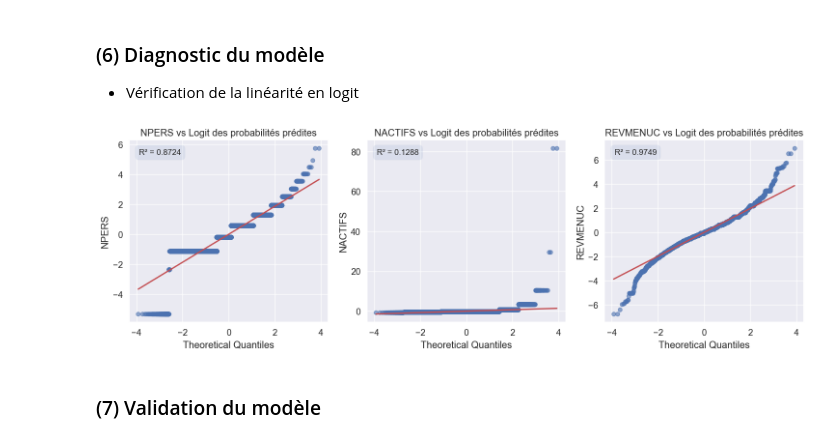
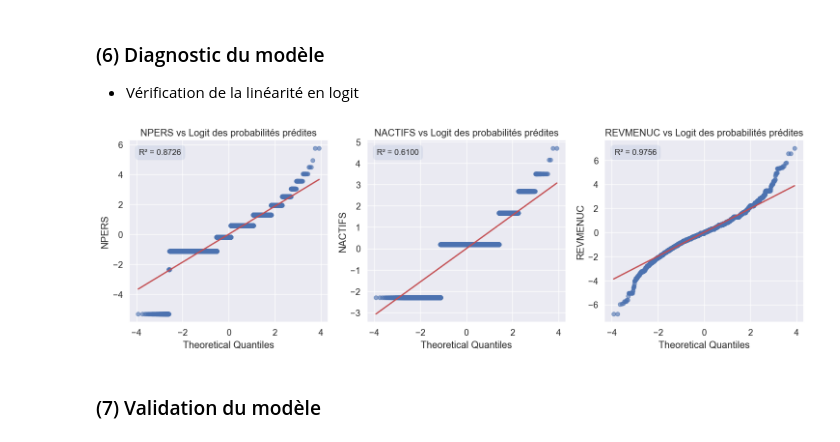
Before and after one commit to mriusero/projet-statistique, a Jupyter notebook: Partie_pratique/projet_2/Notebook_regression_logistique.ipynb, the cells around one changed output. Drawn from its saved outputs; the diff is of its cells as text; code cells hidden in the pictures.

```diff
--- a/Partie_pratique/projet_2/Notebook_regression_logistique.ipynb
+++ b/Partie_pratique/projet_2/Notebook_regression_logistique.ipynb
@@ -577,7 +577,7 @@ from scipy.stats import boxcox
 
 def transform_data(df):
     df['REVMENUC'] = np.log(df['REVMENUC'])
-    df['NACTIFS'] = np.exp(df['NACTIFS'])
+    df['NACTIFS'] = np.log(df['NACTIFS'])
 
     # Nettoyer les données
     df = df.replace([np.inf, -np.inf], np.nan).dropna()
@@ -606,34 +606,34 @@ def check_linearity_in_logit(final_df, numericals, target='FPA'):
     fig, axes = plt.subplots(nrows=1, ncols=len(numericals), figsize=(15, 5))
 
     for i, var in enumerate(numericals):
         # Tracer le graphique de dispersion (variable continue vs logit des probabilités prédites)
         probplot = ProbPlot(df[var], fit=True)
         axes[i].scatter(probplot.theoretical_quantiles, probplot.sample_quantiles, alpha=0.6)
         axes[i].set_title(f"{var} vs Logit des probabilités prédites")
         axes[i].set_xlabel(f"Theoretical Quantiles")
         axes[i].set_ylabel(f"{var}")
         axes[i].grid(True)
 
         # Ajouter la droite de régression linéaire
         fit = np.polyfit(probplot.theoretical_quantiles, probplot.sample_quantiles, 1)
         fit_values = np.polyval(fit, probplot.theoretical_quantiles)
         axes[i].plot(probplot.theoretical_quantiles, fit_values, 'r-', linewidth=2)
 
         # Calculer le R² pour la linéarité
         r2 = r2_score(probplot.sample_quantiles, fit_values)
 
         # Afficher le R² sur le graphique
         axes[i].text(0.05, 0.95, f'R² = {r2:.4f}', transform=axes[i].transAxes,
                      fontsize=12, verticalalignment='top', bbox=dict(boxstyle='round,pad=0.5', alpha=0.1))
 
     plt.tight_layout()
     plt.show()
 
 
 # Appeler la fonction pour vérifier la linéarité en logit pour les variables continues
 check_linearity_in_logit(final_df, numericals, target='FPA')
 # %% [output]
-[figure, old version]
+[figure, new version]
 # %% [markdown]
 ### (7) Validation du modèle
 # %%
```
Also changed, not shown: parts of 3 cells of this notebook, 4 other files.
